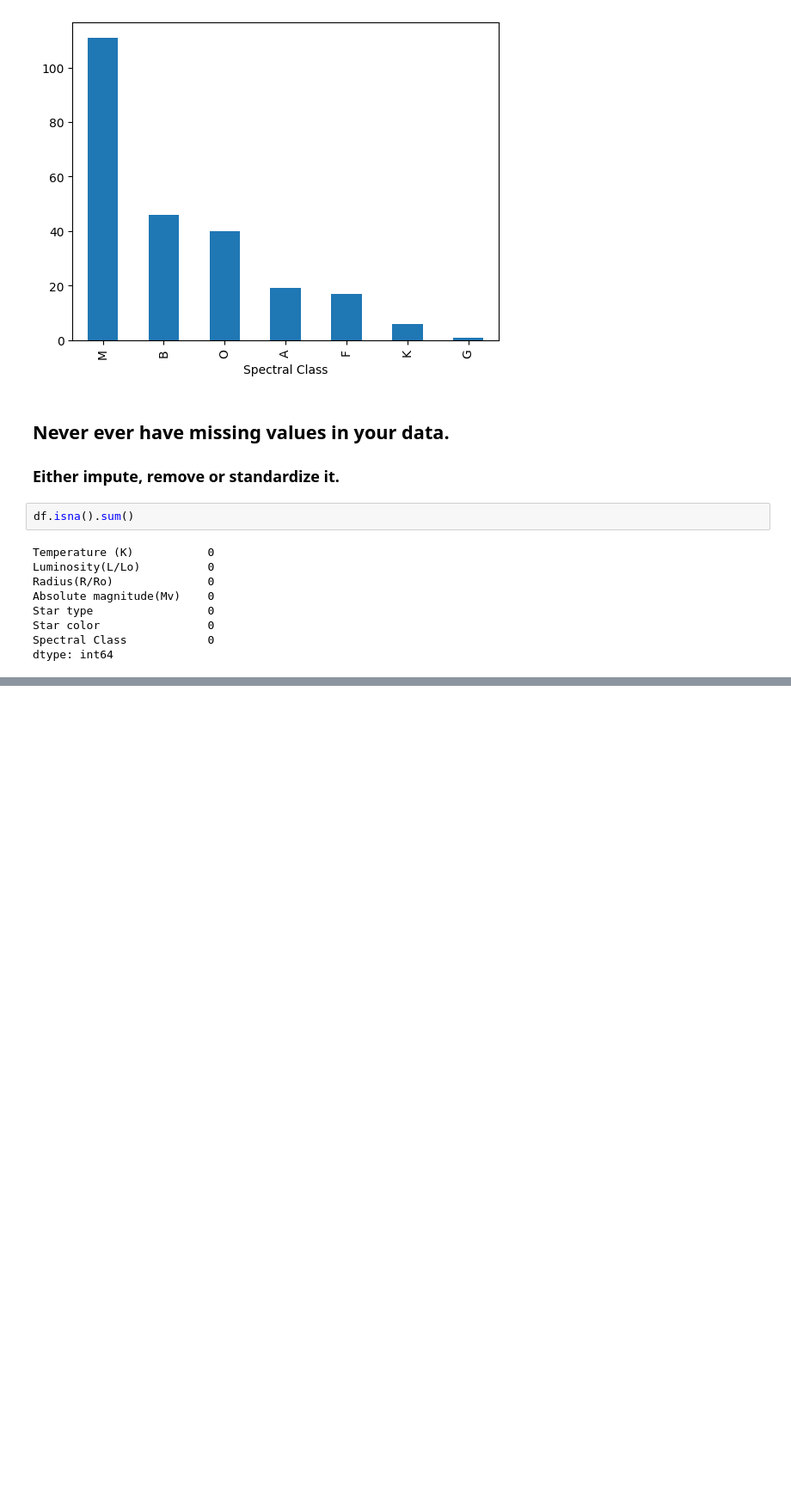
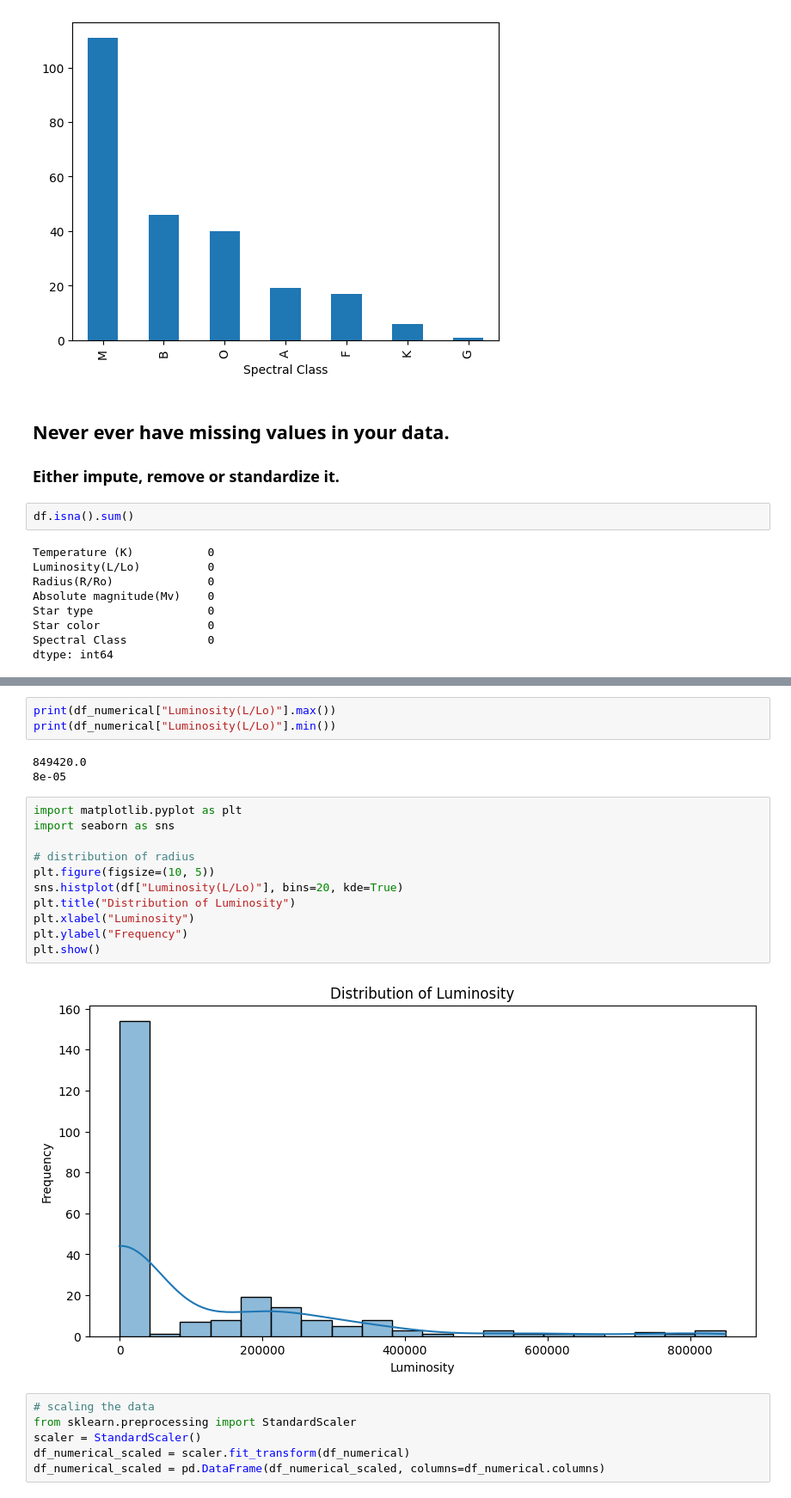
Before and after one commit to intermurphi/astropy, a Jupyter notebook: research/notebook.ipynb, the cells around one changed output, grey strips where cells are left out. Shown at 86% size. Cells and saved outputs as stored; diff of their text form; blank space fills up the shorter version.

Commit message:
done with preprocessing

```diff
--- a/research/notebook.ipynb
+++ b/research/notebook.ipynb
@@ -251,0 +301,25 @@ dtype: int64
+# %%
+print(df_numerical["Luminosity(L/Lo)"].max())
+print(df_numerical["Luminosity(L/Lo)"].min())
+# %% [output]
+849420.0
+8e-05
+# %%
+import matplotlib.pyplot as plt
+import seaborn as sns
+
+# distribution of radius
+plt.figure(figsize=(10, 5))
+sns.histplot(df["Luminosity(L/Lo)"], bins=20, kde=True)
+plt.title("Distribution of Luminosity")
+plt.xlabel("Luminosity")
+plt.ylabel("Frequency")
+plt.show()
+# %% [output]
+[figure, added]
+# %%
+# scaling the data
+from sklearn.preprocessing import StandardScaler
+scaler = StandardScaler()
+df_numerical_scaled = scaler.fit_transform(df_numerical)
+df_numerical_scaled = pd.DataFrame(df_numerical_scaled, columns=df_numerical.columns)
```
Also changed, not shown: parts of 24 cells of this notebook, 1 other file.
